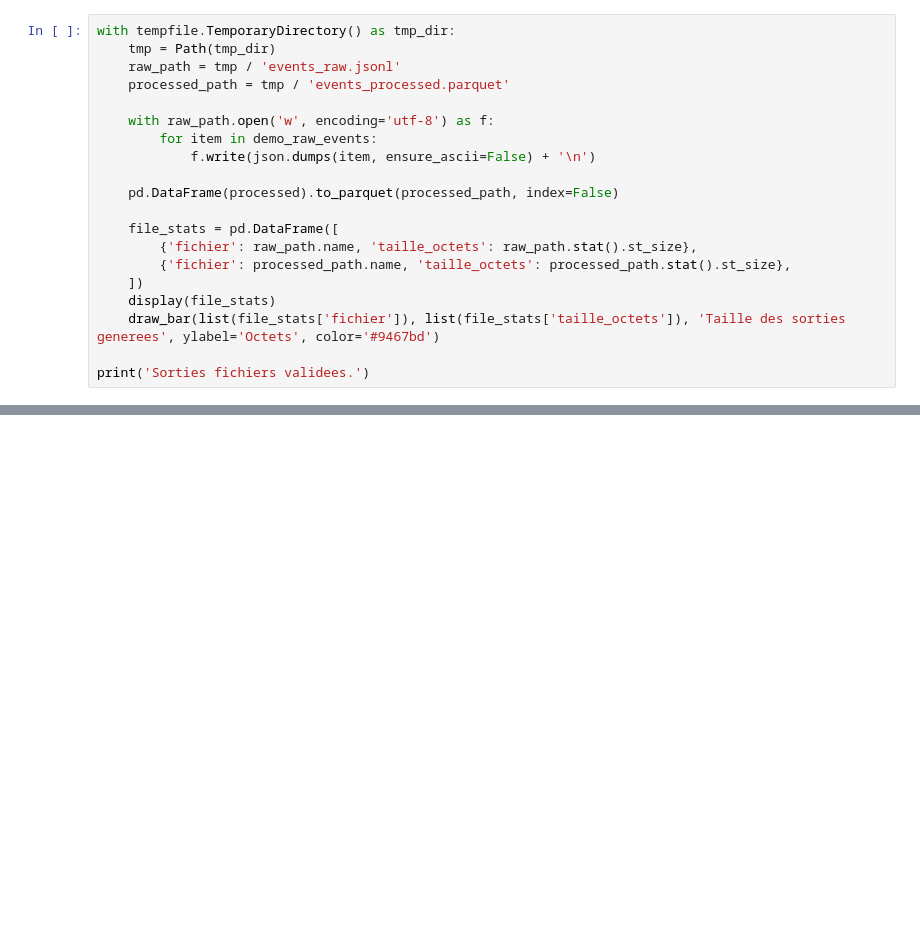
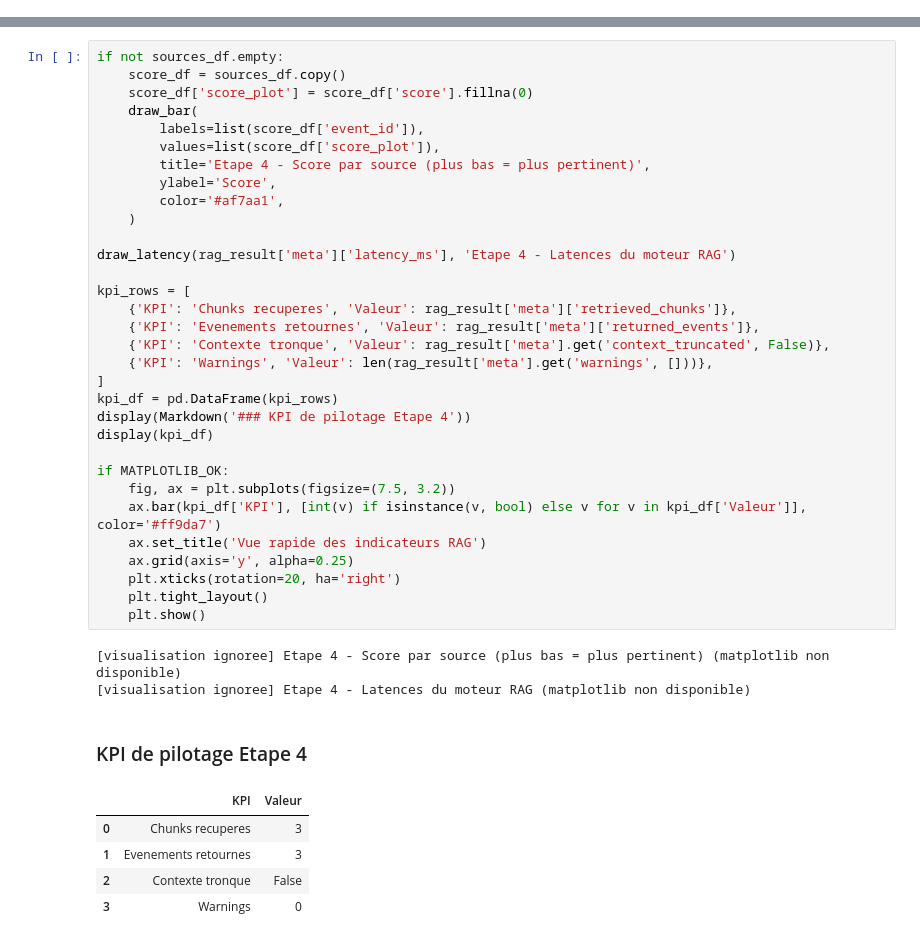
Before and after one commit to stephmnt/RAG-recommandations-culturelles, a Jupyter notebook: notebooks/validation_etapes_1_2.ipynb, the cells around one changed output, grey strips where cells are left out. Saved outputs shown, nothing was run; the diff lists cells and outputs as text; blank space fills up the shorter version.

```diff
--- a/notebooks/validation_etapes_1_2.ipynb
+++ b/notebooks/validation_etapes_1_2.ipynb
@@ -352,20 +0,0 @@ Lecture metier: on verifie qu'un utilisateur peut relancer le pipeline et obteni
-# %%
-with tempfile.TemporaryDirectory() as tmp_dir:
-    tmp = Path(tmp_dir)
-    raw_path = tmp / 'events_raw.jsonl'
-    processed_path = tmp / 'events_processed.parquet'
-
-    with raw_path.open('w', encoding='utf-8') as f:
-        for item in demo_raw_events:
-            f.write(json.dumps(item, ensure_ascii=False) + '\n')
-
-    pd.DataFrame(processed).to_parquet(processed_path, index=False)
-
-    file_stats = pd.DataFrame([
-        {'fichier': raw_path.name, 'taille_octets': raw_path.stat().st_size},
-        {'fichier': processed_path.name, 'taille_octets': processed_path.stat().st_size},
-    ])
-    display(file_stats)
-    draw_bar(list(file_stats['fichier']), list(file_stats['taille_octets']), 'Taille des sorties generees', ylabel='Octets', color='#9467bd')
-
-print('Sorties fichiers validees.')
@@ -591,0 +721,41 @@ Validation globale Etapes 1 a 3: OK
+# %%
+if not sources_df.empty:
+    score_df = sources_df.copy()
+    score_df['score_plot'] = score_df['score'].fillna(0)
+    draw_bar(
+        labels=list(score_df['event_id']),
+        values=list(score_df['score_plot']),
+        title='Etape 4 - Score par source (plus bas = plus pertinent)',
+        ylabel='Score',
+        color='#af7aa1',
+    )
+
+draw_latency(rag_result['meta']['latency_ms'], 'Etape 4 - Latences du moteur RAG')
+
+kpi_rows = [
+    {'KPI': 'Chunks recuperes', 'Valeur': rag_result['meta']['retrieved_chunks']},
+    {'KPI': 'Evenements retournes', 'Valeur': rag_result['meta']['returned_events']},
+    {'KPI': 'Contexte tronque', 'Valeur': rag_result['meta'].get('context_truncated', False)},
+    {'KPI': 'Warnings', 'Valeur': len(rag_result['meta'].get('warnings', []))},
+]
+kpi_df = pd.DataFrame(kpi_rows)
+display(Markdown('### KPI de pilotage Etape 4'))
+display(kpi_df)
+
+if MATPLOTLIB_OK:
+    fig, ax = plt.subplots(figsize=(7.5, 3.2))
+    ax.bar(kpi_df['KPI'], [int(v) if isinstance(v, bool) else v for v in kpi_df['Valeur']], color='#ff9da7')
+    ax.set_title('Vue rapide des indicateurs RAG')
+    ax.grid(axis='y', alpha=0.25)
+    plt.xticks(rotation=20, ha='right')
+    plt.tight_layout()
+    plt.show()
+# %% [output]
+[visualisation ignoree] Etape 4 - Score par source (plus bas = plus pertinent) (matplotlib non disponible)
+[visualisation ignoree] Etape 4 - Latences du moteur RAG (matplotlib non disponible)
+### KPI de pilotage Etape 4
+|  | KPI | Valeur |
+| 0 | Chunks recuperes | 3 |
+| 1 | Evenements retournes | 3 |
+| 2 | Contexte tronque | False |
+| 3 | Warnings | 0 |
```
Also changed, not shown: parts of 36 cells of this notebook, 16 other files.
